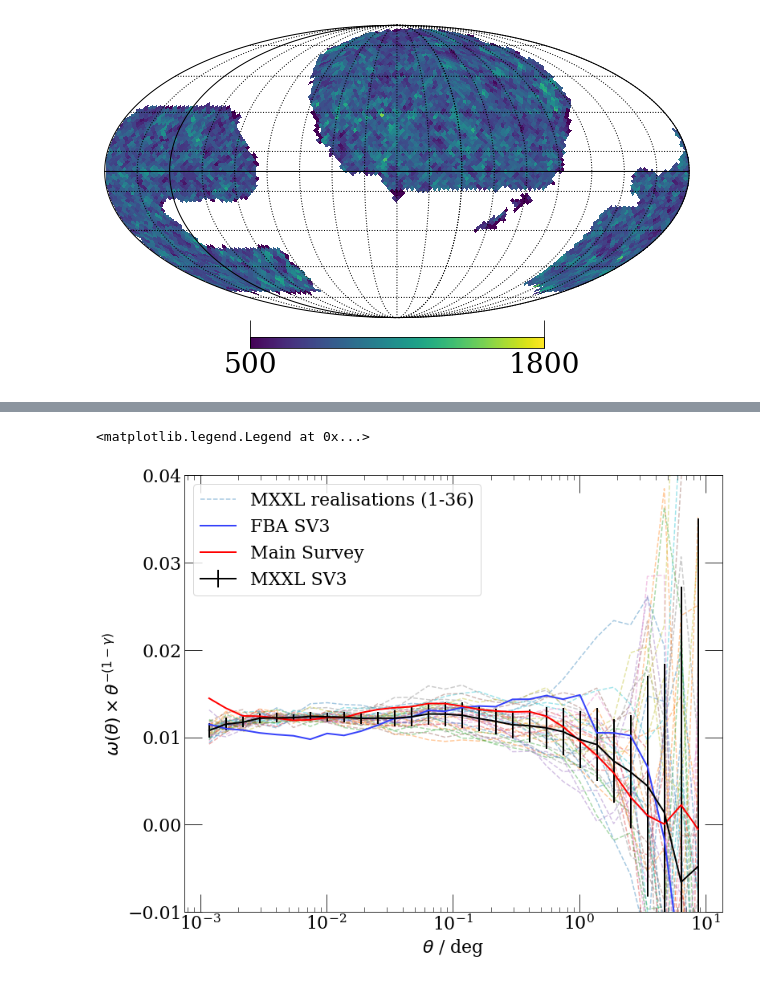
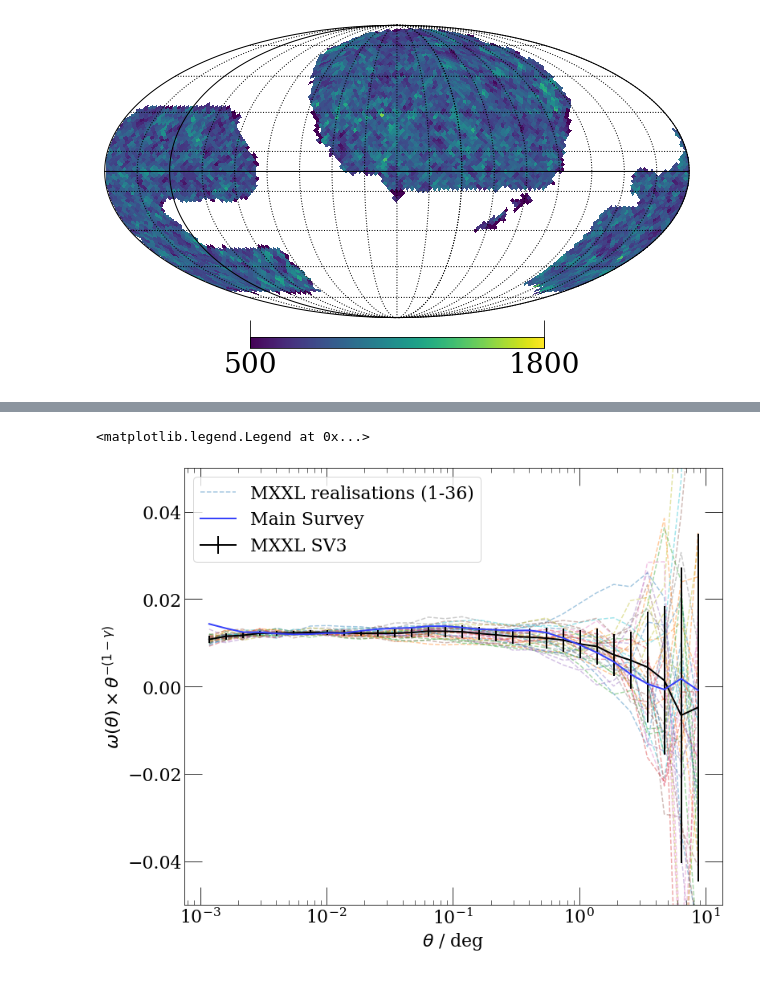
Before and after one commit to leahbigwood/S4Mock, a Jupyter notebook: docs/nb/bgs_main_map-Copy1.ipynb, the cells around one changed output, grey strips where cells are left out. Cells and saved outputs as stored; diff of their text form; code cells hidden in the pictures.

```diff
--- a/docs/nb/bgs_main_map-Copy1.ipynb
+++ b/docs/nb/bgs_main_map-Copy1.ipynb
@@ -217,3 +216,6 @@ hp.graticule(dpar=5, dmer=5)
 # %%
 targ_wtheta =  calc_wtheta(bgs_bright_targs_small['RA'],bgs_bright_targs_small['DEC'],randoms_small['RA'],randoms_small['DEC'],nbins=30)
+# %%
+#np.save('targ_wtheta',targ_wtheta)
+targ_wtheta = np.load('/global/u2/l/lbigwood/S4Mock/docs/nb/targ_wtheta.npy')
 # %%
@@ -227,5 +232,5 @@ stdev2 = np.std(wtheta_mock,axis=0)
 # %%
-wtheta_all = np.load('/global/u2/l/lbigwood/S4Mock/wtheta_all.npy')
+wtheta_all = np.load('/global/u2/l/lbigwood/S4Mock/wtheta_all2.npy')
 mean = np.mean(wtheta_all,axis=0)
 stdev = np.std(wtheta_all,axis=0)
 # %%
@@ -252,63 +257,60 @@ plt.rc('legend',fontsize=22)
 plt.rc('font', family='serif',size=20)
 
 
+
 #mxxl all
 x_axis1,y_axis1 = create_axes(wtheta_all[0])
-plt.plot(x_axis1,y_axis1,alpha = 0.4,linestyle='dashed',label='MXXL realisations (1-36)')
+plt.plot(x_axis1,y_axis1,alpha = 0.4,linestyle='dashed',label='MXXL realisations (1-36)',zorder=1)
 
 
 for i in range(1,len(wtheta_all)):
     x_axis1,y_axis1 = create_axes(wtheta_all[i])
-    plt.plot(x_axis1,y_axis1,alpha = 0.4,linestyle='dashed')
+    plt.plot(x_axis1,y_axis1,alpha = 0.4,linestyle='dashed',zorder=1)
 
 
 x_axis1,y_axis1 = create_axes(mean)
 x_axis1,y_axis_err = create_axes(stdev)
 
-plt.errorbar(x_axis1,y_axis1,yerr=y_axis_err,color= 'black',label='MXXL SV3',zorder=3,linewidth=2)
+plt.errorbar(x_axis1,y_axis1,yerr=y_axis_err,color= 'black',label='MXXL SV3',zorder=2,linewidth=2)
 
-
-#real all
-x_axis,y_axis = create_axes(fba_wtheta)
-
-plt.plot(x_axis,y_axis,color= '#3742fa',label='FBA SV3',zorder=3,linewidth=2)
 
 #real all
 x_axis,y_axis = create_axes(targ_wtheta)
 
-plt.plot(x_axis,y_axis,color= 'Red',label='Main Survey',zorder=3,linewidth=2)
+plt.plot(x_axis,y_axis,color= '#3742fa',label='Main Survey',zorder=3,linewidth=2)
+
 
 """
 #mxxl all
 x_axis1,y_axis1 = create_axes(wtheta_mock[0])
 plt.plot(x_axis1,y_axis1,alpha = 0.4,linestyle='dashed',label='MXXL realisations (1-6)')
 
 
 for i in range(1,len(wtheta_mock)):
     x_axis1,y_axis1 = create_axes(wtheta_mock[i])
     plt.plot(x_axis1,y_axis1,alpha = 0.4,linestyle='dashed')
 
 
 x_axis1,y_axis1 = create_axes(mean2)
 x_axis1,y_axis_err = create_axes(stdev2)
 
 plt.errorbar(x_axis1[10:],y_axis1[10:],yerr=y_axis_err[10:],color= 'black',label='MXXL',zorder=3,linewidth=2)
 
 
 
 #mock main all
 x_axis,y_axis = create_axes(wtheta_main_mock)
 
 plt.plot(x_axis,y_axis,color= 'red',label='MXXL',zorder=3,linewidth=2)
 """
 
 
 plt.ylabel(r'$\omega (\theta)\times \theta^{-(1-\gamma)}$')
 plt.xlabel(r'$\theta$ / deg')
 plt.xscale('log')
 #plt.yscale('log')
-plt.ylim(-0.01,0.04)
+plt.ylim(-0.05,0.05)
 plt.legend()
 # %% [output]
 <matplotlib.legend.Legend at 0x...>
-[figure, old version]
+[figure, new version]
```
Also changed, not shown: parts of 15 cells of this notebook, 14 other files.
